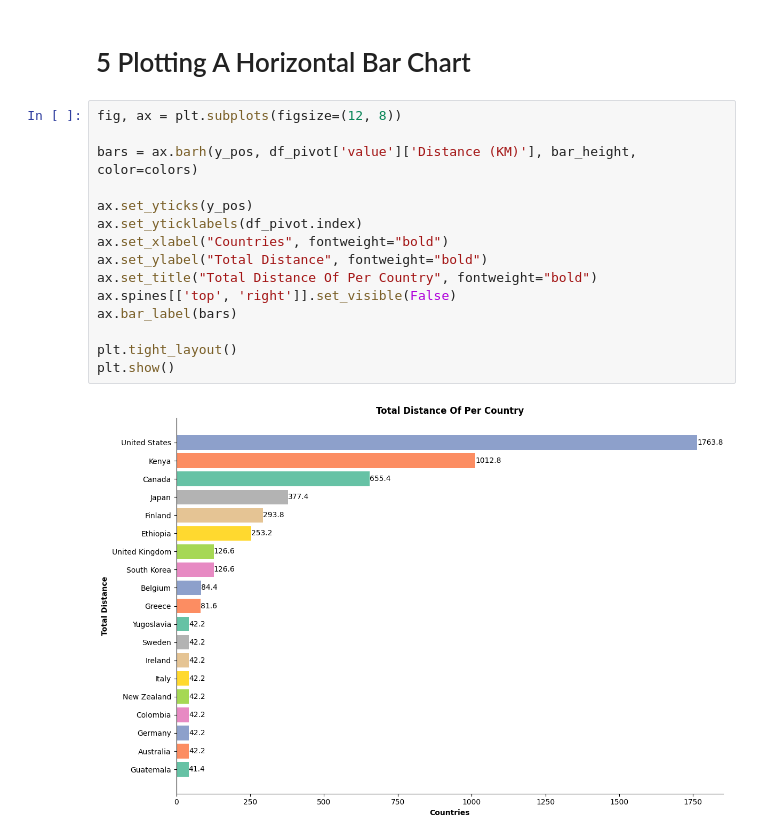
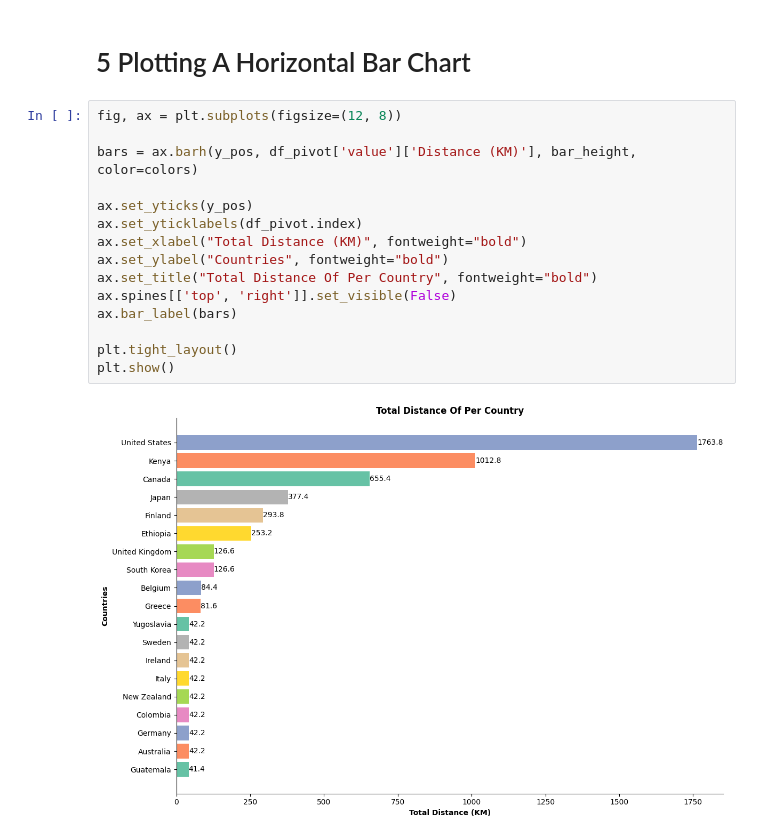
Before and after one commit to LazaroDamasceno/Data-Analyses-And-Plotting, a Jupyter notebook: boston_marathon_winners/notebook.ipynb, the cells around one changed output. Drawn from its saved outputs; the diff is of its cells as text.

```diff
--- a/boston_marathon_winners/notebook.ipynb
+++ b/boston_marathon_winners/notebook.ipynb
@@ -42,17 +42,17 @@ bar_height = 0.8
 # %%
 fig, ax = plt.subplots(figsize=(12, 8))
 
 bars = ax.barh(y_pos, df_pivot['value']['Distance (KM)'], bar_height, color=colors)
 
 ax.set_yticks(y_pos)
 ax.set_yticklabels(df_pivot.index)
-ax.set_xlabel("Countries", fontweight="bold")
-ax.set_ylabel("Total Distance", fontweight="bold")
+ax.set_xlabel("Total Distance (KM)", fontweight="bold")
+ax.set_ylabel("Countries", fontweight="bold")
 ax.set_title("Total Distance Of Per Country", fontweight="bold")
 ax.spines[['top', 'right']].set_visible(False)
 ax.bar_label(bars)
 
 plt.tight_layout()
 plt.show()
 # %% [output]
-[figure, old version]
+[figure, new version]
```
